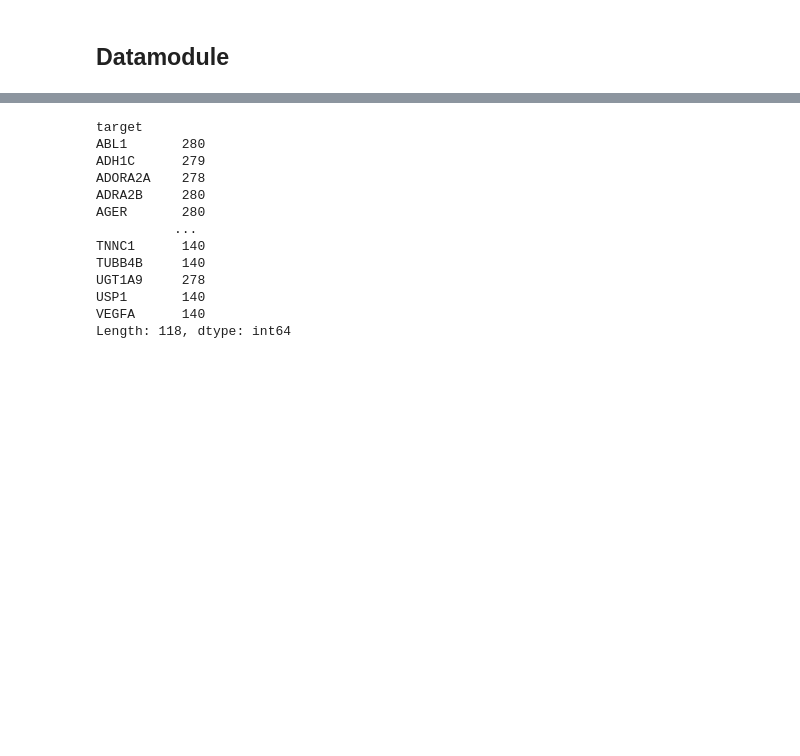
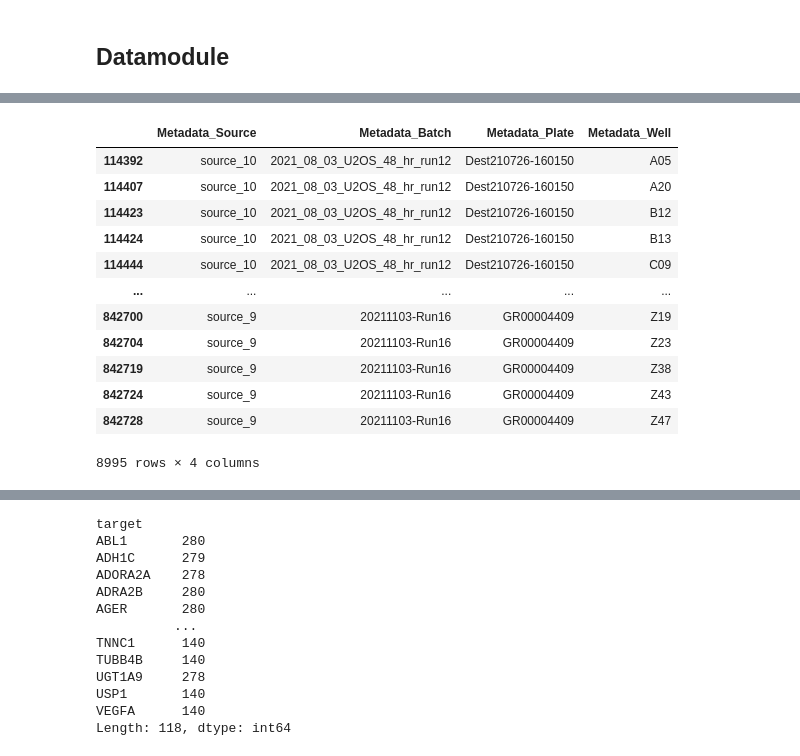
Before and after one commit to gwatkinson/jump_models, a Jupyter notebook: notebooks/2.4-gw-batch-effect-eval.ipynb, the cells around one changed output, grey strips where cells are left out. Cells and saved outputs as stored; diff of their text form; code cells hidden in the pictures; blank space fills up the shorter version.

```diff
--- a/notebooks/2.4-gw-batch-effect-eval.ipynb
+++ b/notebooks/2.4-gw-batch-effect-eval.ipynb
@@ -508,0 +565,16 @@ target_load_df = pd.read_csv("../cpjump1/jump/models/eval/batch_effect/splits/ta
+# %%
+dmso_meta
+# %% [output]
+|  | Metadata_Source | Metadata_Batch | Metadata_Plate | Metadata_Well |
+| 114392 | source_10 | 2021_08_03_U2OS_48_hr_run12 | Dest210726-160150 | A05 |
+| 114407 | source_10 | 2021_08_03_U2OS_48_hr_run12 | Dest210726-160150 | A20 |
+| 114423 | source_10 | 2021_08_03_U2OS_48_hr_run12 | Dest210726-160150 | B12 |
+| 114424 | source_10 | 2021_08_03_U2OS_48_hr_run12 | Dest210726-160150 | B13 |
+| 114444 | source_10 | 2021_08_03_U2OS_48_hr_run12 | Dest210726-160150 | C09 |
+| ... | ... | ... | ... | ... |
+| 842700 | source_9 | 20211103-Run16 | GR00004409 | Z19 |
+| 842704 | source_9 | 20211103-Run16 | GR00004409 | Z23 |
+| 842719 | source_9 | 20211103-Run16 | GR00004409 | Z38 |
+| 842724 | source_9 | 20211103-Run16 | GR00004409 | Z43 |
+| 842728 | source_9 | 20211103-Run16 | GR00004409 | Z47 |
+8995 rows × 4 columns
```
Also changed, not shown: parts of 15 cells of this notebook, 7 other files.
